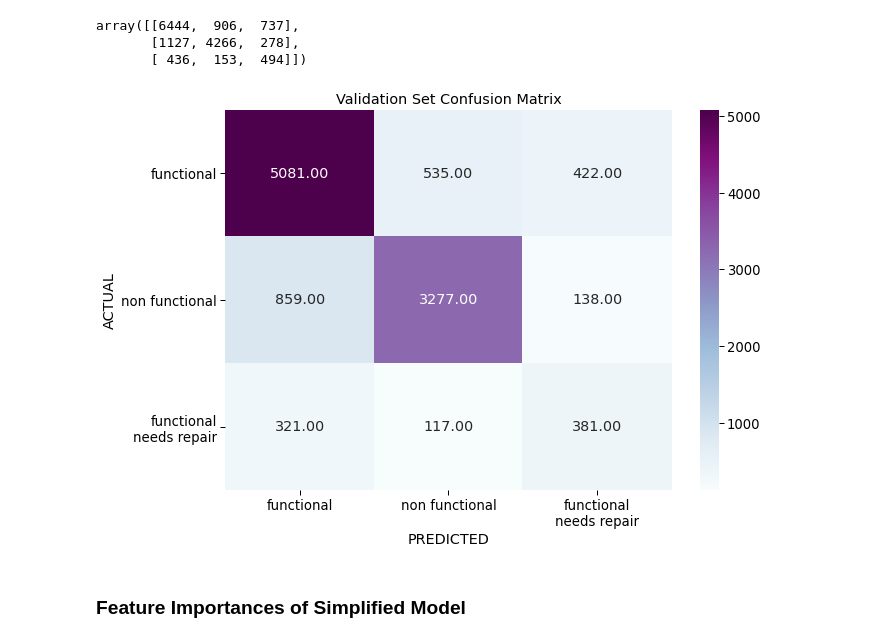
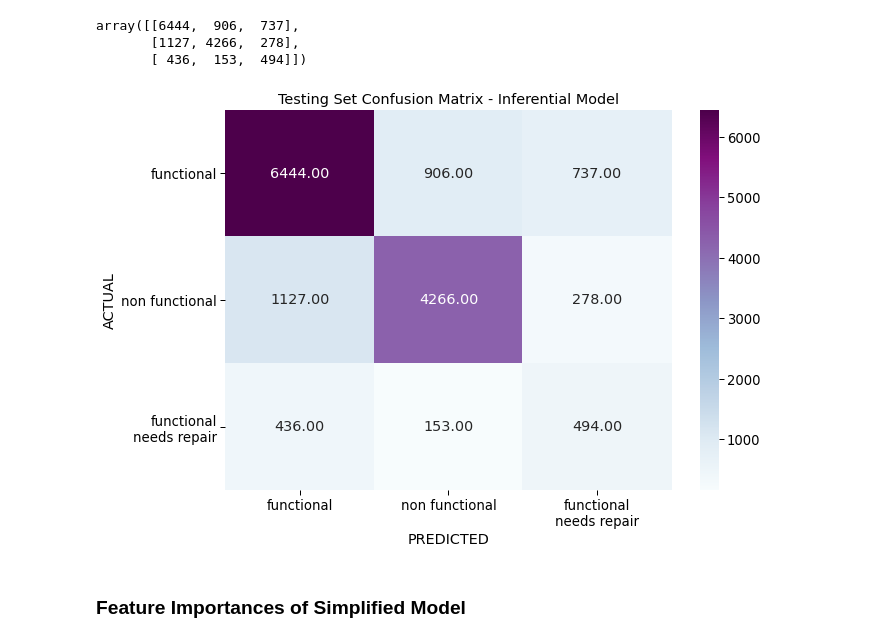
Before and after one commit to chibui191/tanzania_water_wells, a Jupyter notebook: notebook/report/report_2.ipynb, the cells around one changed output. Cells and saved outputs as stored; diff of their text form; code cells hidden in the pictures.

```diff
--- a/notebook/report/report_2.ipynb
+++ b/notebook/report/report_2.ipynb
@@ -1676,17 +1680,18 @@ array([[6444,  906,  737],
 # %%
 df_cm_test = pd.DataFrame(confusion_matx_test, index=labels, columns=labels)
 
 sns.set_context("paper", font_scale=1.5)
 plt.figure(figsize = (10,7))
 
-ax = sns.heatmap(df_cm_val, annot=True, fmt=".2f", cmap="BuPu")
-ax.set(title="Validation Set Confusion Matrix",
+ax = sns.heatmap(df_cm_test, annot=True, fmt=".2f", cmap="BuPu")
+ax.set(title="Testing Set Confusion Matrix - Inferential Model",
        ylabel='ACTUAL',
        xlabel='PREDICTED')
 ax.set_yticklabels(labels=['functional', 'non functional', 'functional\nneeds repair'], rotation=360)
-ax.set_xticklabels(labels=['functional', 'non functional', 'functional\nneeds repair'], rotation=360);
+ax.set_xticklabels(labels=['functional', 'non functional', 'functional\nneeds repair'], rotation=360)
+plt.savefig(os.path.join(directory_to_img, 'confusion_matx_perm.jpg'), dpi=300, bbox_inches='tight');
 # %% [output]
-[figure, old version]
+[figure, new version]
 # %% [markdown]
 ### Feature Importances of Simplified Model
 # %%
```
Also changed, not shown: parts of 14 cells of this notebook, 8 other files.
